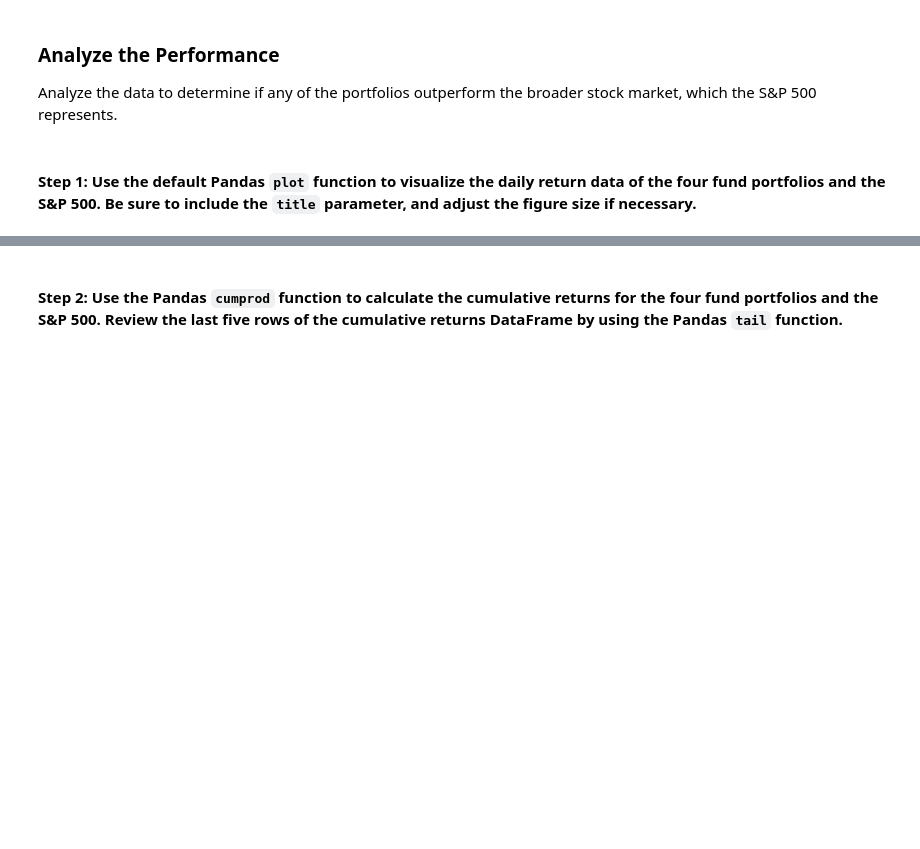
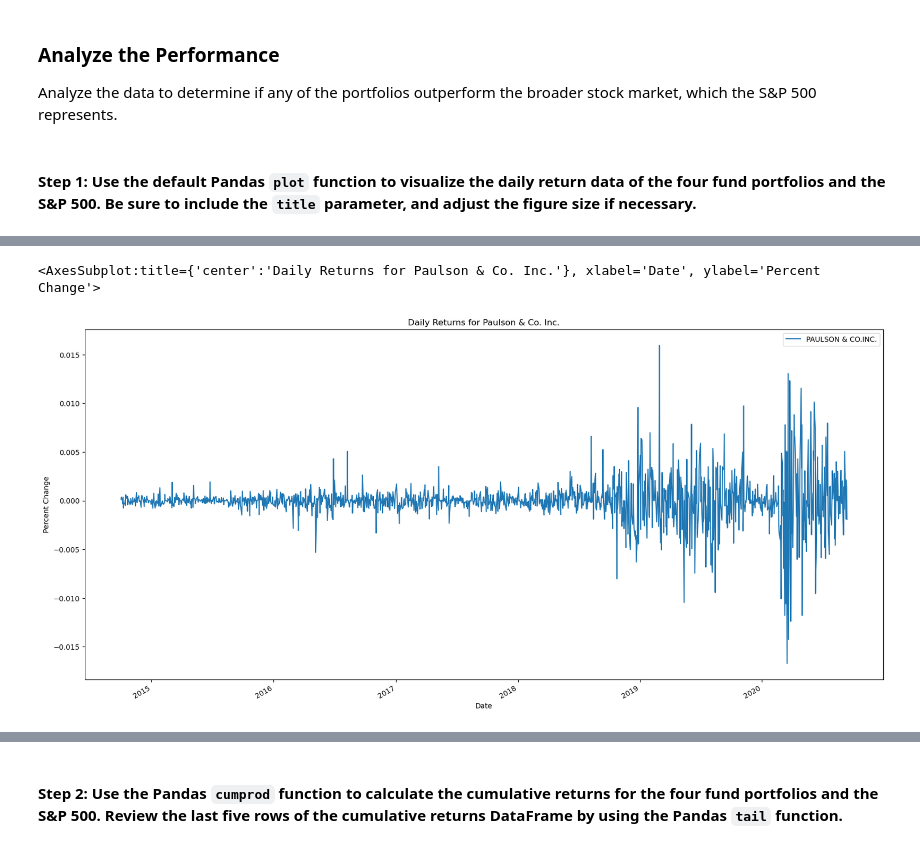
Before and after one commit to brianwander/Quantitative_Analysis, a Jupyter notebook: risk_return_analysis.ipynb, the cells around one changed output, grey strips where cells are left out. Drawn from its saved outputs; the diff is of its cells as text; code cells hidden in the pictures; blank space fills up the shorter version.

```diff
--- a/risk_return_analysis.ipynb
+++ b/risk_return_analysis.ipynb
@@ -157,0 +172,5 @@ Analyze the data to determine if any of the portfolios outperform the broader st
+# %%
+daily_returns.iloc[:,1].plot(title="Daily Returns for Paulson & Co. Inc.",xlabel="Date",ylabel="Percent Change",legend=True,figsize=(20,10))
+# %% [output]
+<AxesSubplot:title={'center':'Daily Returns for Paulson & Co. Inc.'}, xlabel='Date', ylabel='Percent Change'>
+[figure, added]
```
Also changed, not shown: parts of 5 cells of this notebook.
